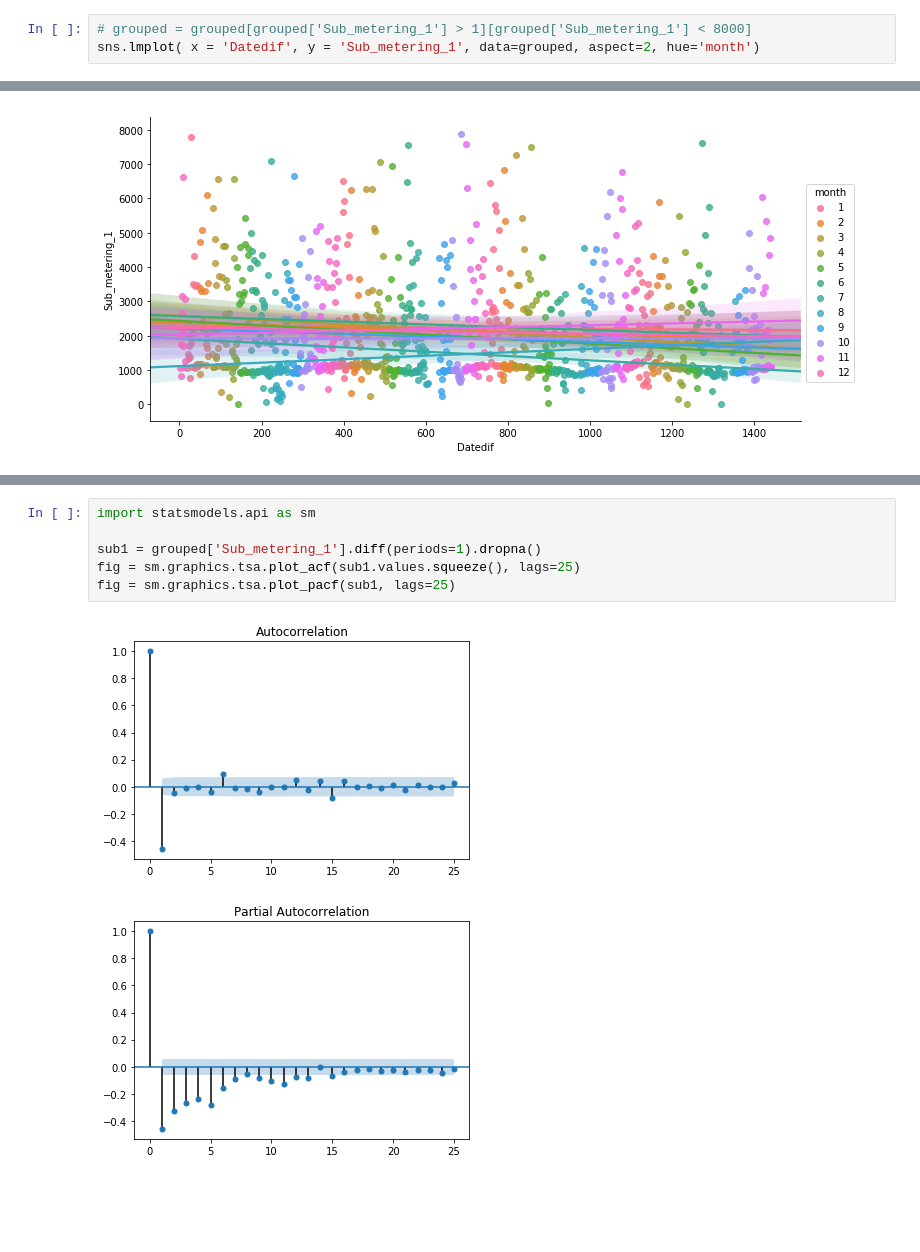
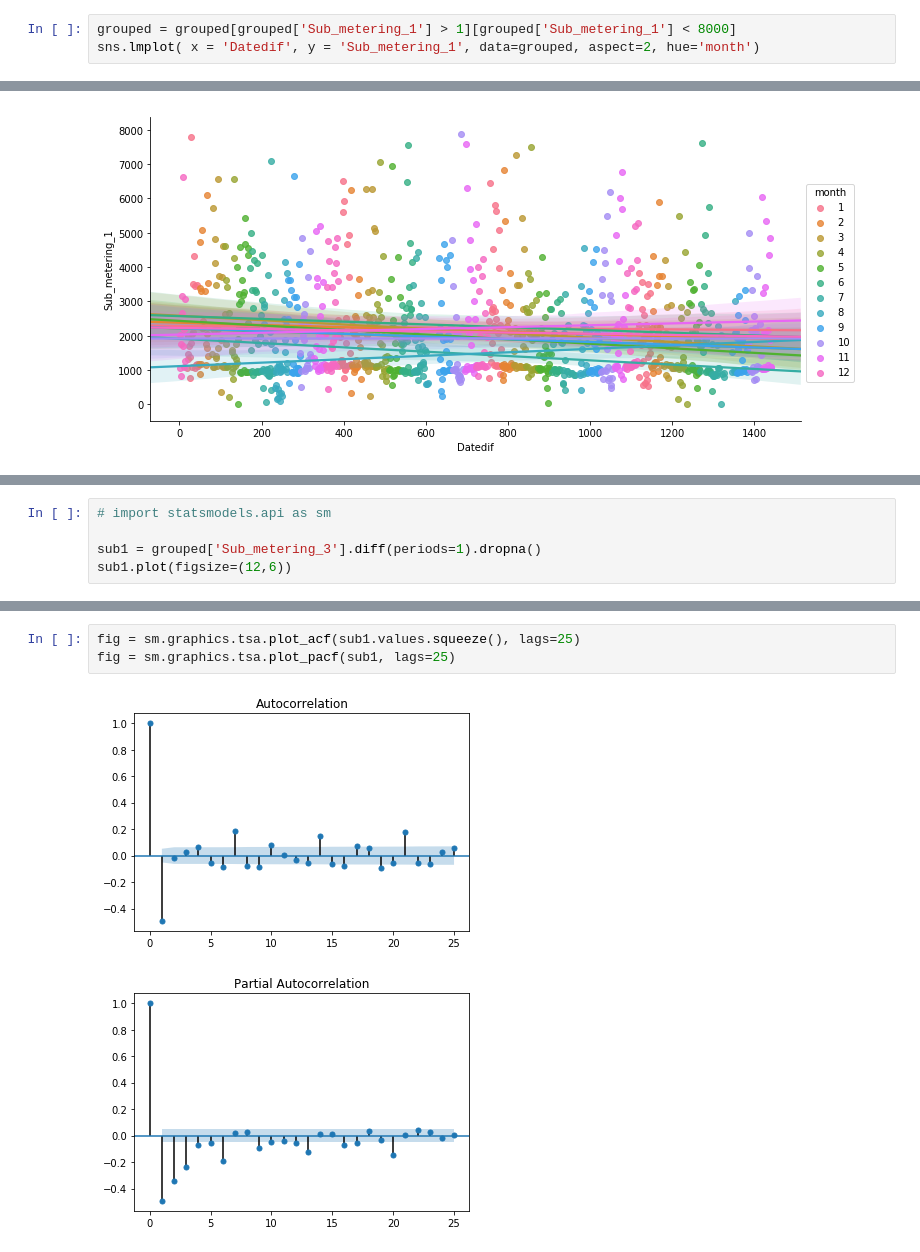
Before and after one commit to zoyvever/bizone_test, a Jupyter notebook: forecast.ipynb, the cells around one changed output, grey strips where cells are left out. Cells and saved outputs as stored; diff of their text form; blank space fills up the shorter version.

```diff
--- a/forecast.ipynb
+++ b/forecast.ipynb
@@ -75,7 +111,7 @@ sns.lmplot( x = 'Datedif', y = 'Sub_metering_1', data=grouped, aspect=2 )
 # %% [markdown]
 фу сколько выбросов. На глаз уберу. Если еще и сигмы считать, то до вечера уже не успею
 # %%
-# grouped = grouped[grouped['Sub_metering_1'] > 1][grouped['Sub_metering_1'] < 8000]
+grouped = grouped[grouped['Sub_metering_1'] > 1][grouped['Sub_metering_1'] < 8000]
 sns.lmplot( x = 'Datedif', y = 'Sub_metering_1', data=grouped, aspect=2, hue='month')
 # %% [output]
 <seaborn.axisgrid.FacetGrid at 0x...>
@@ -84,0 +122,5 @@ sns.lmplot( x = 'Datedif', y = 'Sub_metering_1', data=grouped, aspect=2, hue='mo
+# %%
+# import statsmodels.api as sm
+
+sub1 = grouped['Sub_metering_3'].diff(periods=1).dropna()
+sub1.plot(figsize=(12,6))
@@ -85,9 +130,6 @@ sns.lmplot( x = 'Datedif', y = 'Sub_metering_1', data=grouped, aspect=2, hue='mo
 # %%
-import statsmodels.api as sm
-
-sub1 = grouped['Sub_metering_1'].diff(periods=1).dropna()
 fig = sm.graphics.tsa.plot_acf(sub1.values.squeeze(), lags=25)
 fig = sm.graphics.tsa.plot_pacf(sub1, lags=25)
 # %% [output]
-[figure, old version]
+[figure, new version]
-[figure, old version]
+[figure, new version]
```
Also changed, not shown: parts of 11 cells of this notebook.
